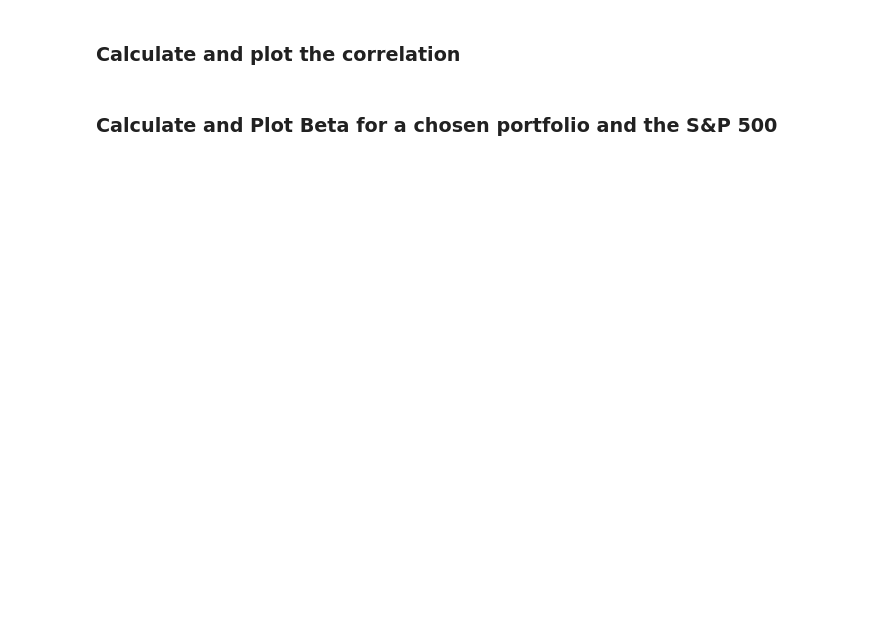
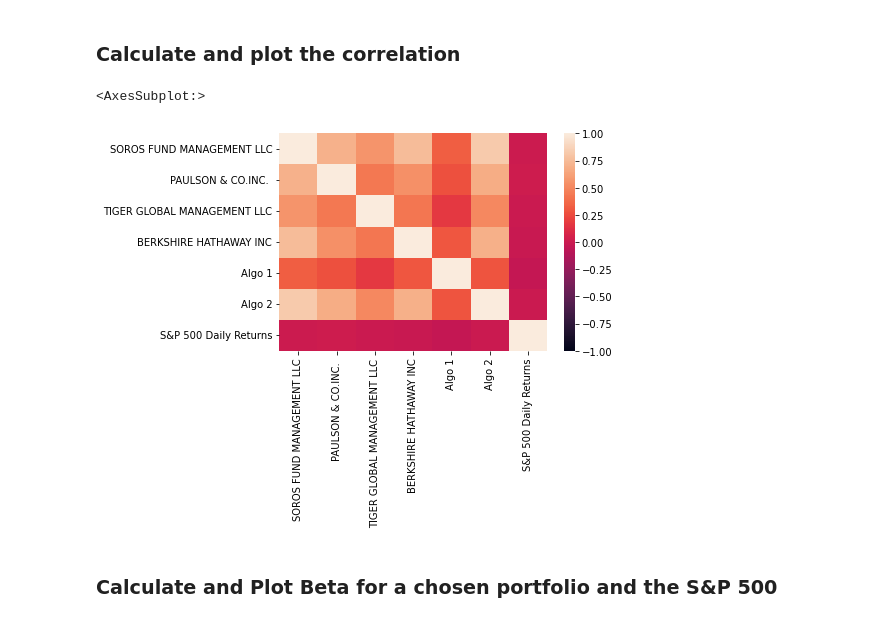
Before and after one commit to lfraccaro1/unit_4_pandas_homework, a Jupyter notebook: whale_analysis.ipynb, the cells around one changed output. Saved outputs shown, nothing was run; the diff lists cells and outputs as text; code cells hidden in the pictures; blank space fills up the shorter version.

```diff
--- a/whale_analysis.ipynb
+++ b/whale_analysis.ipynb
@@ -243,7 +297,11 @@ Risk changes over time. Analyze the rolling statistics for Risk and Beta.
 ### Calculate and plot the correlation
 # %%
 # Calculate the correlation
-
+correlation = all_portfolio_returns.corr()
 # Display de correlation matrix
+sns.heatmap(correlation, vmin=-1, vmax=1)
+# %% [output]
+<AxesSubplot:>
+[figure, added]
 # %% [markdown]
 ### Calculate and Plot Beta for a chosen portfolio and the S&P 500
```
Also changed, not shown: parts of 26 cells of this notebook, 3 other files.
